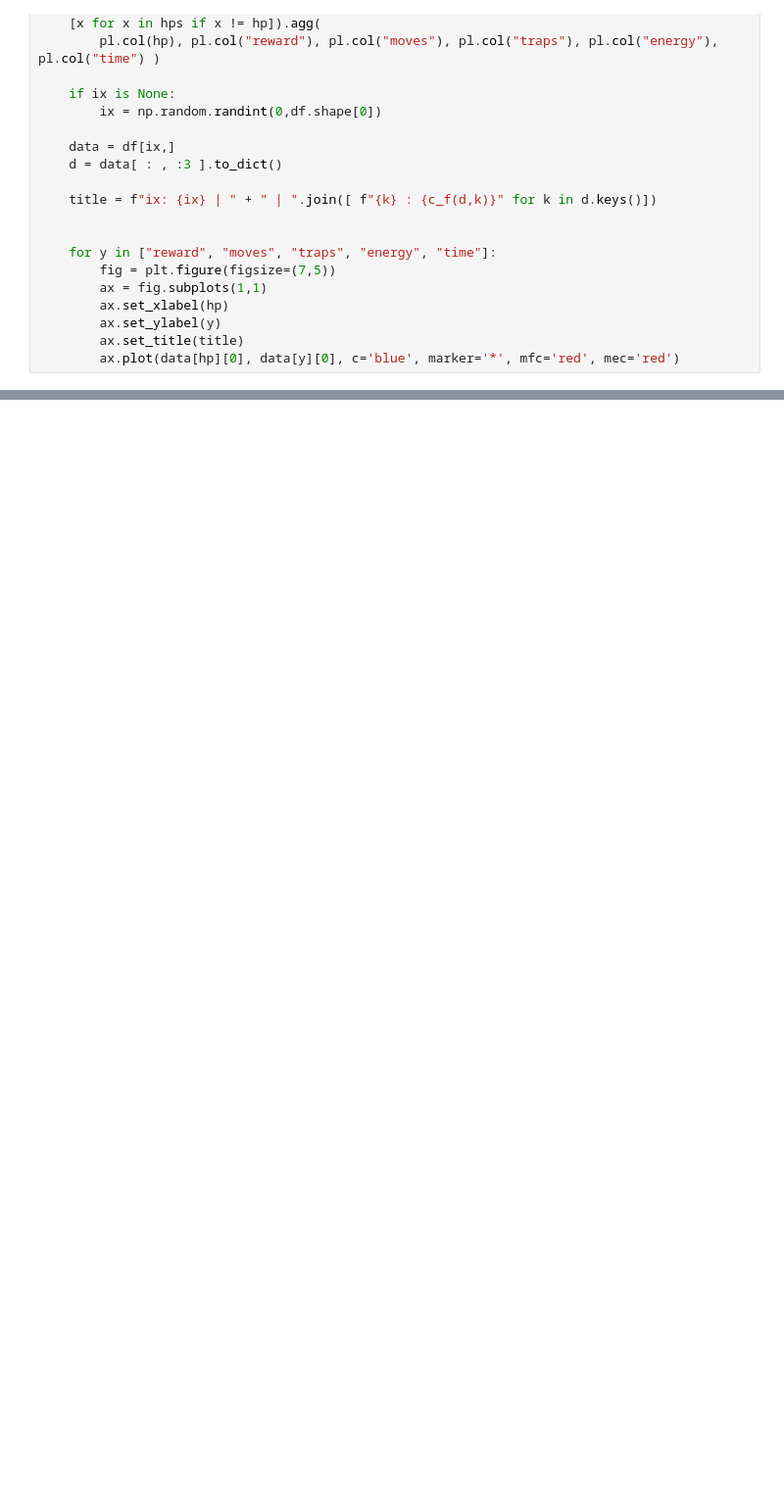
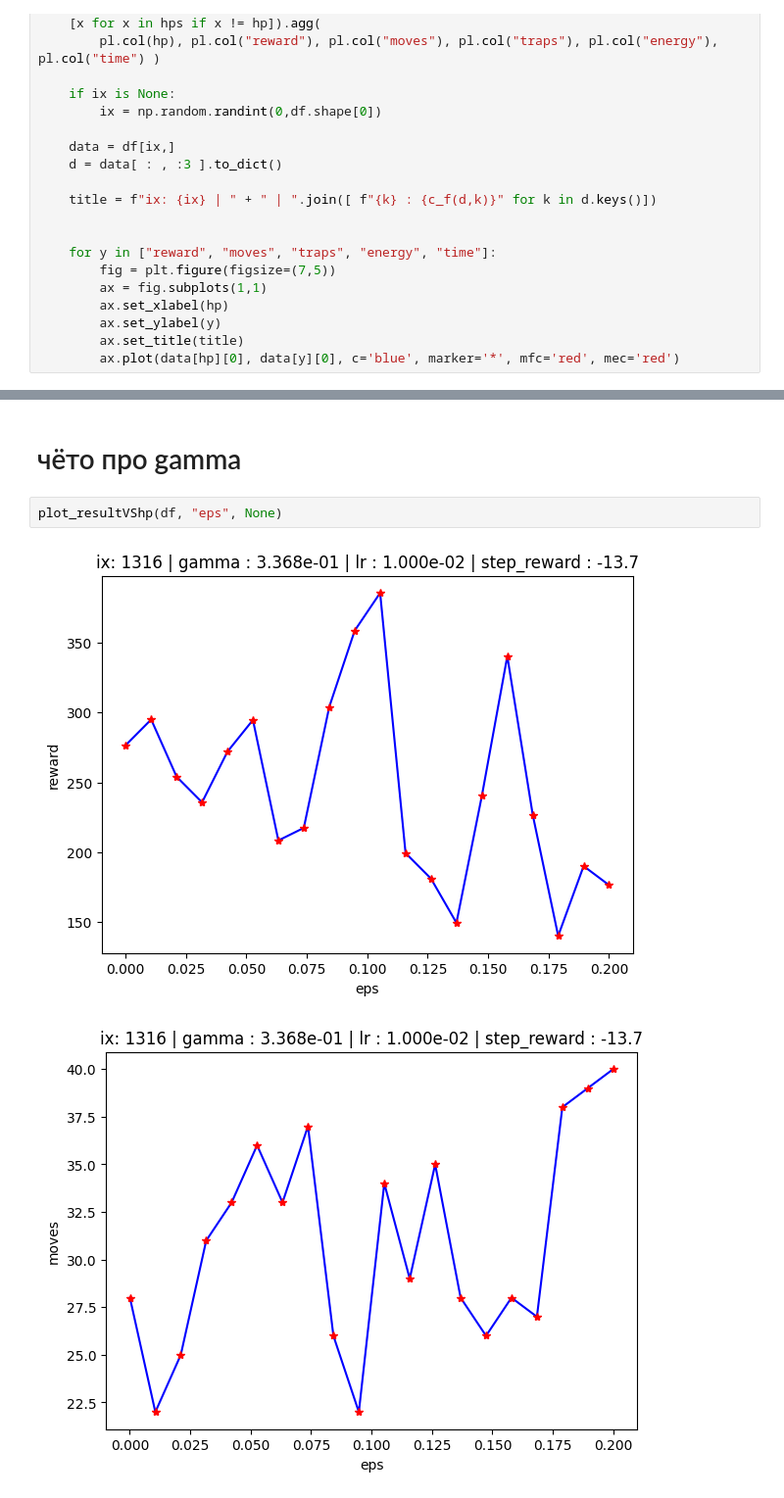
Before and after one commit to Lolikion228/QL_game, a Jupyter notebook: analysis.ipynb, the cells around one changed output, grey strips where cells are left out. Shown at 98% size. Saved outputs shown, nothing was run; the diff lists cells and outputs as text; blank space fills up the shorter version.

```diff
--- a/analysis.ipynb
+++ b/analysis.ipynb
@@ -90,0 +115,7 @@ plot_resultVShp(df, "gamma", None)
+# %% [markdown]
+# чёто про gamma
+# %%
+plot_resultVShp(df, "eps", None)
+# %% [output]
+[figure, added]
+[figure, added]
```
Also changed, not shown: parts of 13 cells of this notebook.
